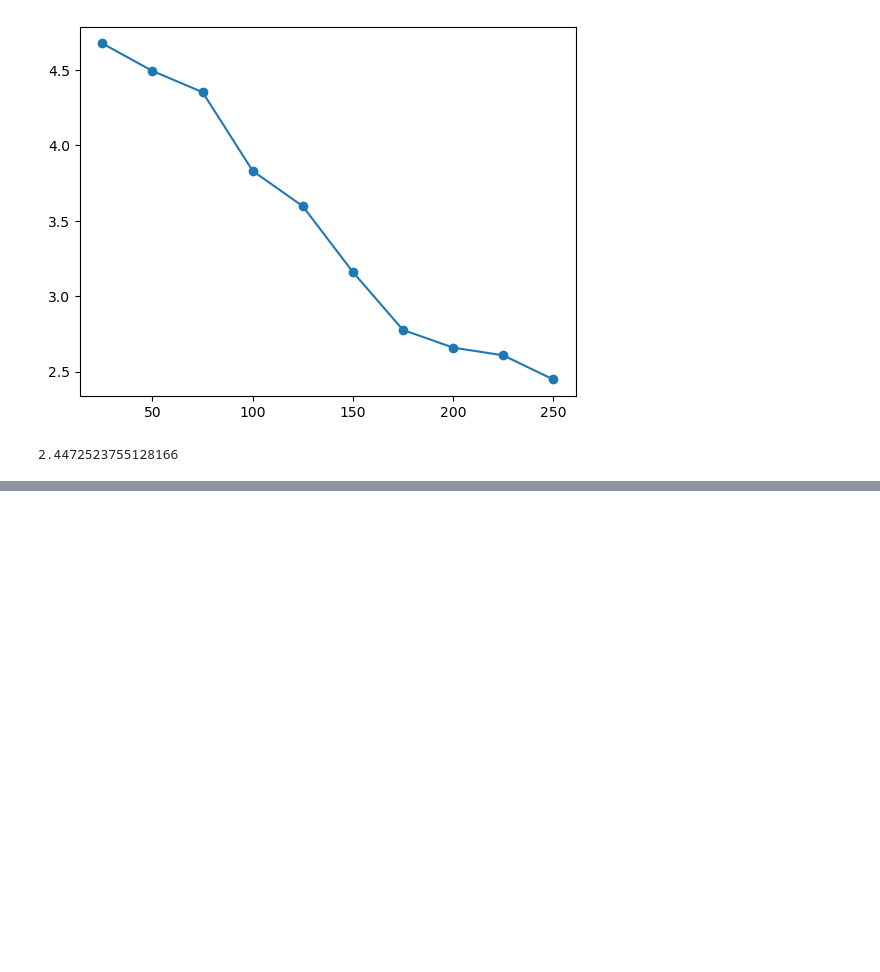
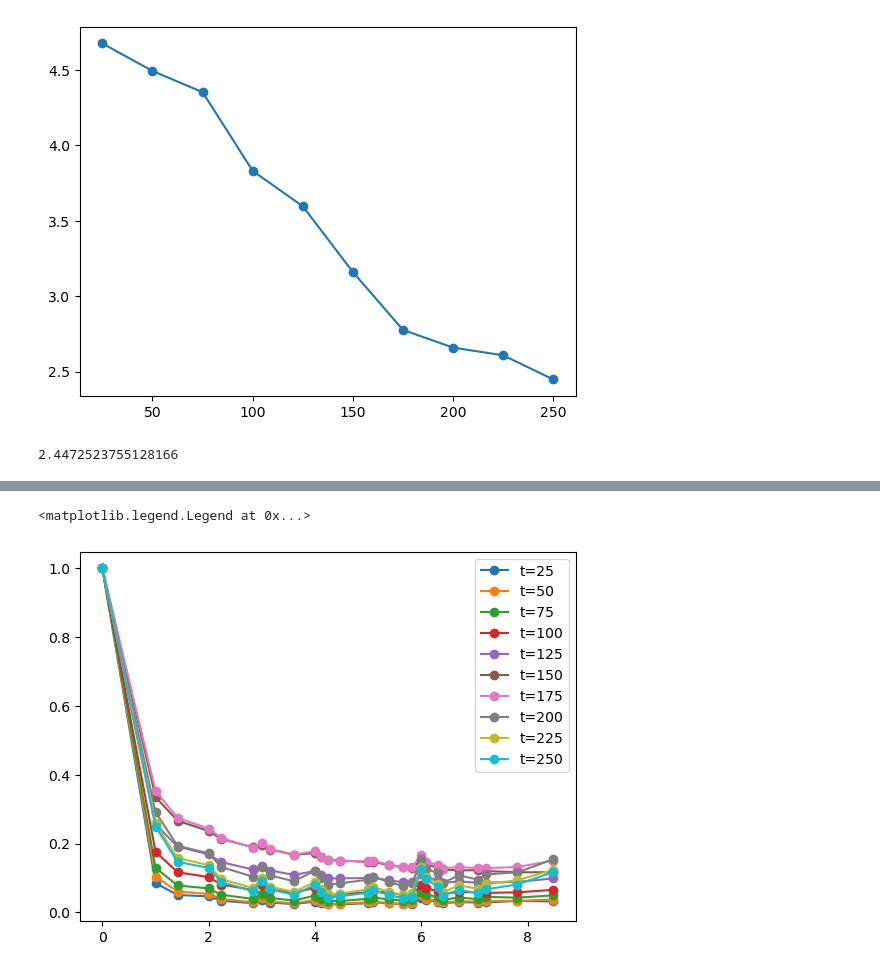
Before and after one commit to AntonioScl/guided-diffusion, a Jupyter notebook: notebooks/test_clip.ipynb, the cells around one changed output, grey strips where cells are left out. Saved outputs shown, nothing was run; the diff lists cells and outputs as text; code cells hidden in the pictures; blank space fills up the shorter version.

```diff
--- a/notebooks/test_clip.ipynb
+++ b/notebooks/test_clip.ipynb
@@ -640,0 +709,33 @@ plt.plot(tvals, prod, 'o-')
+# %%
+keyfun = 'mean_deltaMgn_Cfun'
+keydist = 'delta_Magn_dist'
+keysus = 'mean_deltaMgn_chi'
+corrfun_per_time = {}
+dist_per_time = {}
+susceptibility_per_time = {}
+# feat_start = {}
+# feat_sample = {}
+
+for t in range(25, 275, 25):
+    file = f'/home/sclocchi/data/kuma_correlations/diffused_ILSVRC2012_validation-seed_0/clip_correlation_seeds-t_{t}_250.pk'
+
+
+    with open(file, 'rb') as f:
+        data = pickle.load(f)
+
+    # corr = data[key]
+
+    # dist, Cfun, chi = compute_correlation_function(size=7, C=corr.reshape(49, 49))
+
+    # corrfun_per_time[t] = Cfun
+    # dist_per_time[t] = dist
+    # susceptibility_per_time[t] = chi
+    corrfun_per_time[t] = data[keyfun]
+    dist_per_time[t] = data[keydist]
+    susceptibility_per_time[t] = data[keysus]
+    # feat_start[t] = data['start_feat']
+    # feat_sample[t] = data['sample_feat']
+
+    print(f'Computed correlation function at time {t}.')
+
+print(data.keys())
@@ -640,0 +754,7 @@ plt.plot(tvals, prod, 'o-')
+# %%
+for key in corrfun_per_time.keys():
+    plt.plot(dist_per_time[key], corrfun_per_time[key] / corrfun_per_time[key][0], 'o-', label=f't={key}')
+plt.legend()
+# %% [output]
+<matplotlib.legend.Legend at 0x...>
+[figure, added]
```
Also changed, not shown: parts of 24 cells of this notebook, 2 other files.
